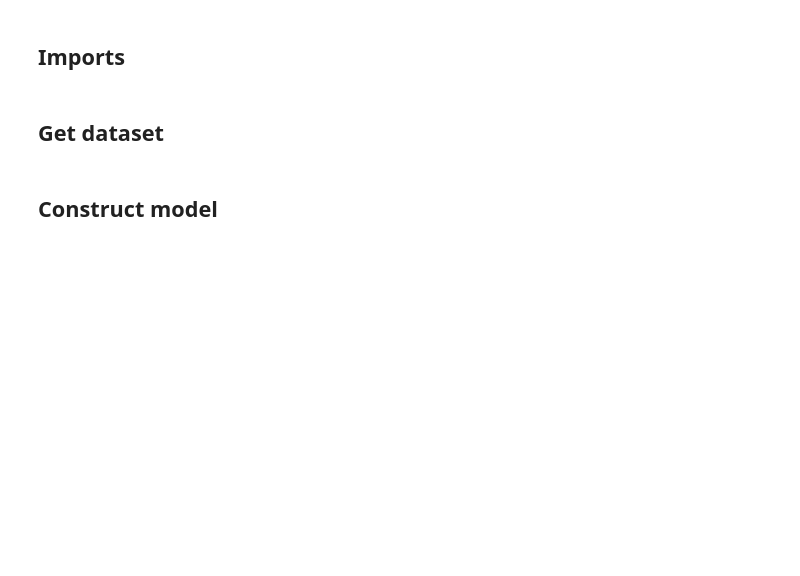
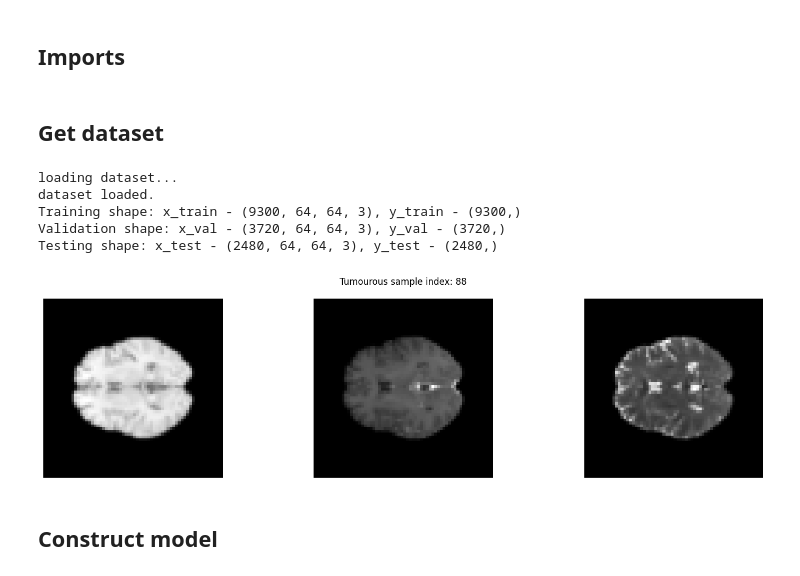
Before and after one commit to LeviFinnPerry/BrainTumour, a Jupyter notebook: models/classification_model.ipynb, the cells around one changed output. Drawn from its saved outputs; the diff is of its cells as text; code cells hidden in the pictures; blank space fills up the shorter version.

Commit message:
Initial Classification

```diff
--- a/models/classification_model.ipynb
+++ b/models/classification_model.ipynb
@@ -1,18 +1,26 @@
 # %% [markdown]
 ## Imports
 # %%
-import pandas as pd
-import numpy as np
-from keras import layers, utils, models
+from keras import layers, optimizers, Input, Model, callbacks, regularizers
 from methods.load_data import load_ucsf
-from methods.visualisation import plot_training_history
+from methods.visualisation import plot_training_history, plot_tumour
+
+IMAGE_SIZE = 64
 # %% [markdown]
 ## Get dataset
 # %%
-x_train, y_train, x_val, y_val, x_test, y_test = load_ucsf(debug=True, classification=True)
+x_train, y_train, x_val, y_val, x_test, y_test = load_ucsf(debug=True, classification=True, image_size=IMAGE_SIZE)
 print(f"Training shape: x_train - {x_train.shape}, y_train - {y_train.shape}")
-print(f"Validation shape: x_val - {x_train.shape}, y_val - {y_train.shape}")
-print(f"Testing shape: x_test - {x_train.shape}, y_test - {y_train.shape}")
+print(f"Validation shape: x_val - {x_val.shape}, y_val - {y_val.shape}")
+print(f"Testing shape: x_test - {x_test.shape}, y_test - {y_test.shape}")
+plot_tumour(x_train, y_train)
+# %% [output]
+loading dataset...
+dataset loaded.
+Training shape: x_train - (9300, 64, 64, 3), y_train - (9300,)
+Validation shape: x_val - (3720, 64, 64, 3), y_val - (3720,)
+Testing shape: x_test - (2480, 64, 64, 3), y_test - (2480,)
+[figure, added]
 # %% [markdown]
 ## Construct model
 # %%
```
Also changed, not shown: parts of 6 cells of this notebook, 4 other files.
